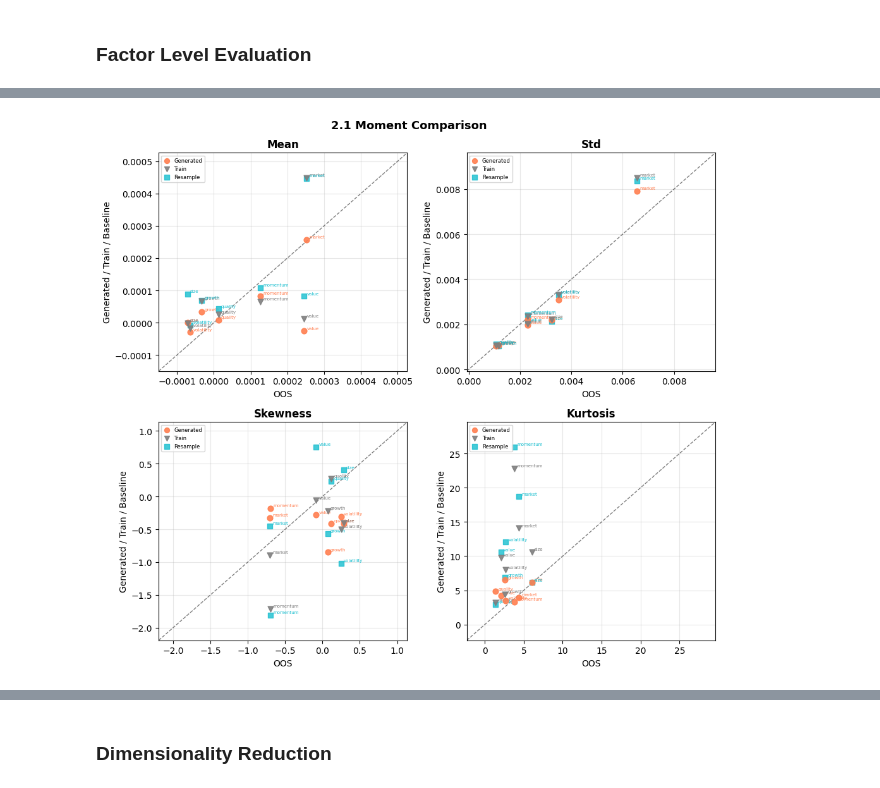
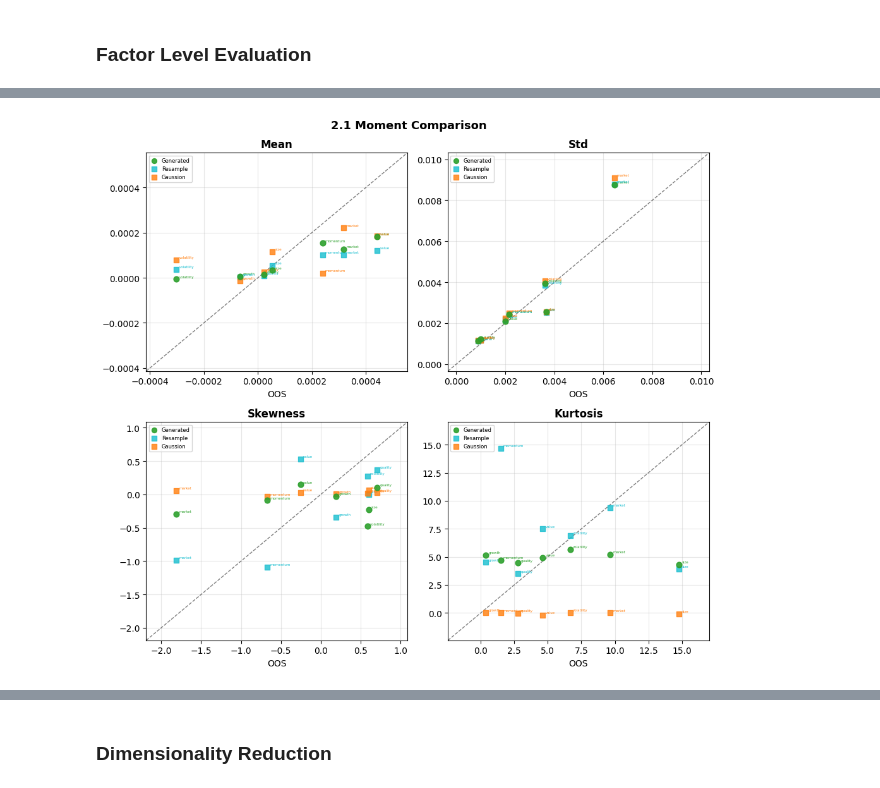
Before and after one commit to yryMax/TailEnhancedFinDiff, a Jupyter notebook: factor_evaluation.ipynb, the cells around one changed output, grey strips where cells are left out. Cells and saved outputs as stored; diff of their text form; code cells hidden in the pictures.

```diff
--- a/factor_evaluation.ipynb
+++ b/factor_evaluation.ipynb
@@ -42,0 +22,10 @@ baselines: 1 × (2048, 7)
+# %%
+train = model.F
+rng = np.random.default_rng(42)
+cov = np.cov(train.drop(columns=['alpha']).values, rowvar=False)
+sampled_gaussian = rng.multivariate_normal(mean=train.drop(columns=['alpha']).mean().values, cov=cov, size=NUM_GENERATE)
+
+OOS = test_model.F.drop(columns=['alpha']).values
+row_idx = rng.choice(train.shape[0], size=len(sampled), replace=True)
+baselines = [("Resample", train.iloc[row_idx].drop(columns=['alpha']).values,'#17becf'), ("Gaussion", sampled_gaussian, '#ff7f0e')]
+print(f"OOS: {OOS.shape}  sampled: {sampled.shape}  Gaussian: {sampled_gaussian.shape}")
@@ -46,7 +37,7 @@ def mahal_d2(X):
     mean = X.mean(axis=0)
     cov  = np.cov(X, rowvar=False)
     diff = X - mean
-    return (diff @ np.linalg.inv(cov) * diff).sum(axis=1)
+    return (diff @ np.linalg.pinv(cov) * diff).sum(axis=1)
 
 def plot_mahal(ax, X, label, color='steelblue', marker='o', size=5, alpha=0.5):
     p  = X.shape[1]
@@ -66,15 +57,13 @@ ax1.set_xlabel('Chi-squared quantiles'); ax1.set_ylabel('Squared Mahalanobis dis
 ax1.set_title('Mahalanobis Q-Q — OOS')
 
 # Right panel: Generated + Baselines overlaid
-q_max2 = plot_mahal(ax2, sampled, 'Generated', color='coral')
-for (bname, bdata), bc in zip(baselines, base_colors):
+q_max2 = plot_mahal(ax2, sampled, 'Generated', color='#2ca02c')
+for (bname, bdata, bc) in baselines:
     q_max2 = max(q_max2, plot_mahal(ax2, bdata, bname, color=bc, marker='s'))
 ax2.plot([0, q_max2], [0, q_max2], color='red', linewidth=1)
 ax2.set_ylim(0, 80)
 ax2.set_xlabel('Chi-squared quantiles'); ax2.set_ylabel('Squared Mahalanobis distance')
-ax2.set_title('Mahalanobis Q-Q — Generated & Baselines')
 ax2.legend(fontsize=8)
-
 plt.tight_layout()
 plt.show()
 # %% [output]
@@ -83,55 +72,66 @@ plt.show()
 # 2.1 Moment Comparison
 def compute_moments(data):
     return [np.mean(data, axis=0), np.std(data, axis=0),
             stats.skew(data, axis=0), stats.kurtosis(data, axis=0)]
 
+
+moment_names = ['Mean', 'Std', 'Skewness', 'Kurtosis']
 m_OOS    = compute_moments(OOS)
-m_gen   = compute_moments(sampled)
-m_train = compute_moments(train)
-m_bases = [(name, compute_moments(data)) for name, data in baselines]
-moment_names = ['Mean', 'Std', 'Skewness', 'Kurtosis']
+m_gen    = compute_moments(sampled)
+m_bases  = [(name, compute_moments(data), c) for name, data, c in baselines]
 
-ANNOT_FS = 5   # annotation font size
-LEGEND_FS = 6  # legend font size
-PT_SIZE   = 40 # scatter point size
+ANNOT_FS = 4
+LEGEND_FS = 6
+PT_SIZE   = 40
 
 fig, axes = plt.subplots(2, 2, figsize=(10, 9))
 for idx, (ax, mname) in enumerate(zip(axes.flatten(), moment_names)):
-    OOS_m    = m_OOS[idx]
-    gen_m   = m_gen[idx]
-    train_m = m_train[idx]
-    all_y   = [gen_m, train_m] + [bm[idx] for _, bm in m_bases]
+    OOS_m = m_OOS[idx]
+    gen_m = m_gen[idx]
+    all_y = [gen_m] + [bm[idx] for _, bm, _ in m_bases]
 
     lim = [min(OOS_m.min(), min(y.min() for y in all_y)),
            max(OOS_m.max(), max(y.max() for y in all_y))]
     pad = (lim[1] - lim[0]) * 0.15 or 0.01
     lim = [lim[0] - pad, lim[1] + pad]
 
     ax.plot(lim, lim, 'k--', lw=1, alpha=0.5)
-
-    for vals, color, marker, label in [
-        (gen_m,   'coral',    'o', 'Generated'),
-        (train_m, '#7f7f7f',  'v', 'Train'),
-    ]:
-        ax.scatter(OOS_m, vals, color=color, s=PT_SIZE, marker=marker, zorder=4, label=label, alpha=0.9)
-        for i, fn in enumerate(FACTOR_NAMES):
-            ax.annotate(fn, (OOS_m[i], vals[i]), fontsize=ANNOT_FS,
-                        xytext=(3, 2), textcoords='offset points', color=color)
-
-    for (bname, bm), bc in zip(m_bases, base_colors):
-        ax.scatter(OOS_m, bm[idx], color=bc, s=PT_SIZE, marker='s', zorder=3, label=bname, alpha=0.8)
+    ax.scatter(OOS_m, gen_m, color='#2ca02c', s=PT_SIZE, marker='o', zorder=4,
+               label='Generated', alpha=0.9)
+    for i, fn in enumerate(FACTOR_NAMES):
+        ax.annotate(fn, (OOS_m[i], gen_m[i]), fontsize=ANNOT_FS,
+                    xytext=(3, 2), textcoords='offset points', color='#2ca02c')
+    for (bname, bm, bc) in m_bases:
+        ax.scatter(OOS_m, bm[idx], color=bc, s=PT_SIZE, marker='s', zorder=3,
+                   label=bname, alpha=0.8)
         for i, fn in enumerate(FACTOR_NAMES):
             ax.annotate(fn, (OOS_m[i], bm[idx][i]), fontsize=ANNOT_FS,
                         xytext=(3, 2), textcoords='offset points', color=bc)
 
     ax.set_xlim(lim); ax.set_ylim(lim)
-    ax.set_xlabel('OOS'); ax.set_ylabel('Generated / Train / Baseline')
+    ax.set_xlabel('OOS')
     ax.set_title(mname, fontweight='bold')
     ax.grid(True, alpha=0.3)
     ax.legend(fontsize=LEGEND_FS, markerscale=0.9, handlelength=1.2)
 
 fig.suptitle('2.1 Moment Comparison', fontsize=13, fontweight='bold')
 plt.tight_layout()
 plt.show()
+
+# ── MAE summary — mean (std) across factors ───────────────────────────────────
+def fmt_mae(errs):
+    return f"{np.mean(errs):.4f} ({np.std(errs):.4f})"
+
+col_w = 22
+header = f"{'Moment':<12}" + f"{'Generated':<{col_w}}" + \
+         "".join(f"{bname:<{col_w}}" for bname, _, _ in m_bases)
+print("MAE across factors — mean (std)  |Generated/Baseline − OOS|:")
+print(header)
+print("-" * len(header))
+for idx, mname in enumerate(moment_names):
+    row = f"{mname:<12}{fmt_mae(np.abs(m_gen[idx] - m_OOS[idx])):<{col_w}}"
+    for _, bm, _ in m_bases:
+        row += f"{fmt_mae(np.abs(bm[idx] - m_OOS[idx])):<{col_w}}"
+    print(row)
 # %% [output]
-[figure, old version]
+[figure, new version]
```
Also changed, not shown: parts of 12 cells of this notebook, 8 other files.
